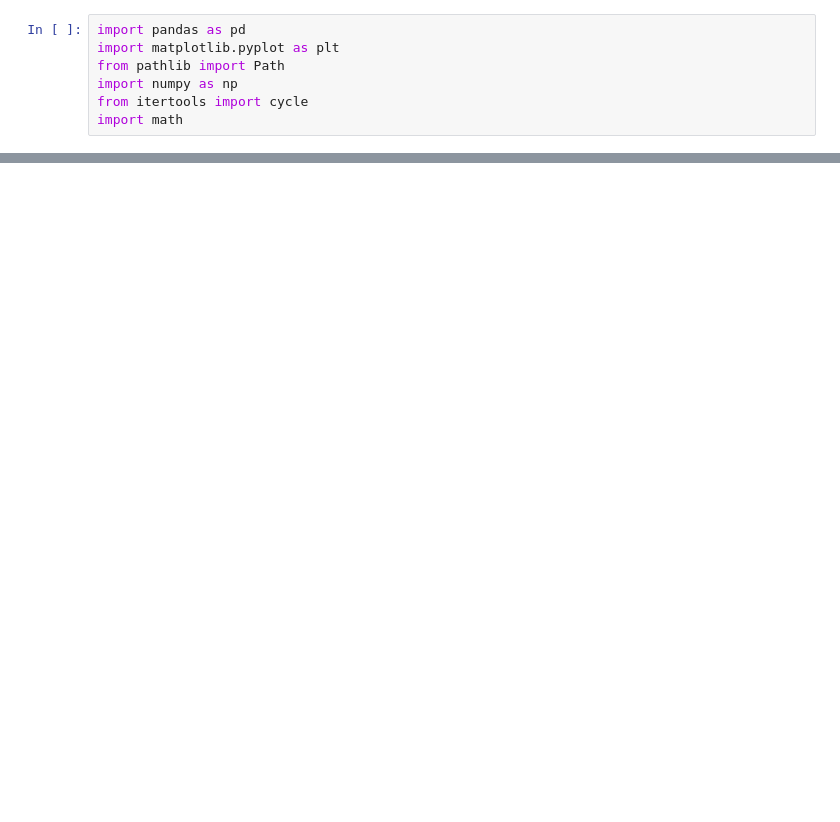
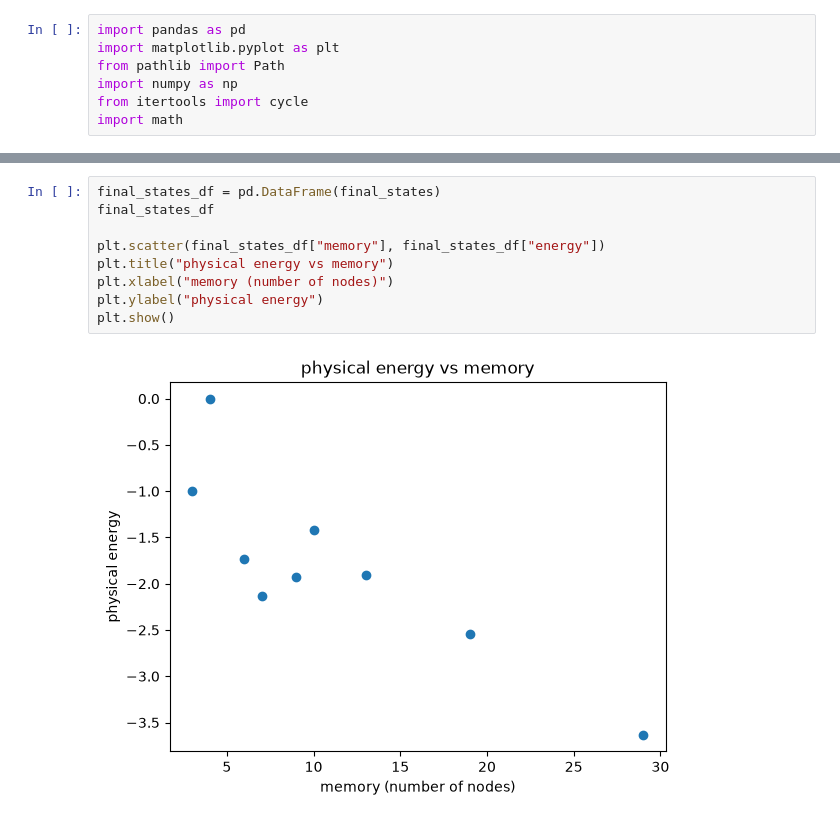
Before and after one commit to joshjkao/erqs, a Jupyter notebook: python/erqs.ipynb, the cells around one changed output, grey strips where cells are left out. Cells and saved outputs as stored; diff of their text form; blank space fills up the shorter version.

```diff
--- a/python/erqs.ipynb
+++ b/python/erqs.ipynb
@@ -61,3 +73,14 @@ plt.show()
+# %%
+final_states_df = pd.DataFrame(final_states)
+final_states_df
+
+plt.scatter(final_states_df["memory"], final_states_df["energy"])
+plt.title("physical energy vs memory")
+plt.xlabel("memory (number of nodes)")
+plt.ylabel("physical energy")
+plt.show()
+# %% [output]
+[figure, added]
 # %%
 for index, row in instances.iterrows():
     if not Path(row["out_file"]).exists():
```
Also changed, not shown: parts of 4 cells of this notebook, 1 other file.
